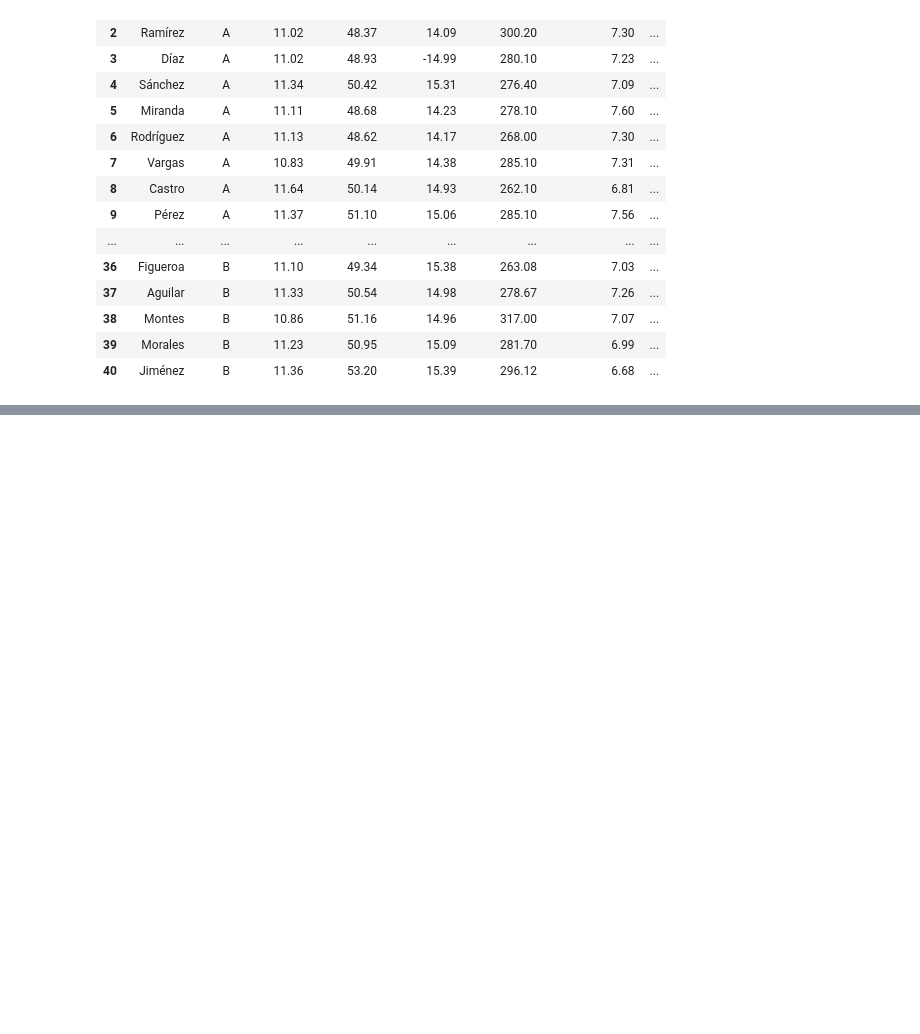
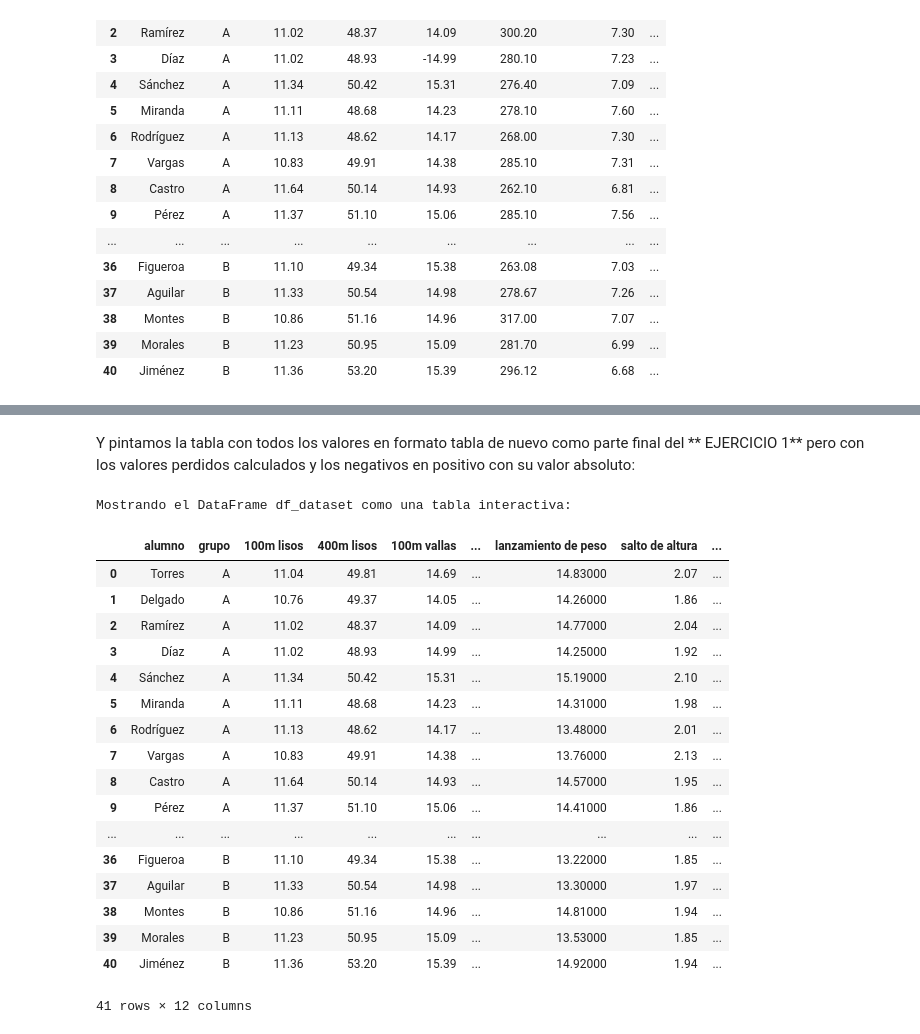
Before and after one commit to javierraneros-cell/UD2-Mineria-de-Datos---Colab-, a Jupyter notebook: Practica_UD2_ATLETAS.ipynb, the cells around one changed output, grey strips where cells are left out. Saved outputs shown, nothing was run; the diff lists cells and outputs as text; code cells hidden in the pictures; blank space fills up the shorter version.

Commit message:
Finalización de la parte 1

````diff
--- a/Practica_UD2_ATLETAS.ipynb
+++ b/Practica_UD2_ATLETAS.ipynb
@@ -182,13 +204,13 @@ Para concatenar se usa el método **concat** de Pandas **axis=0** para concatena
 ```
 # %%
 #Concatenación x FILAS - Dataset primer dia y Segundo dia
-result_primer_dia = pd.concat([df_grupoA_primer_dia, df_grupoB_primer_dia], axis=0, ignore_index=True)
-print(f"\nConcatenacion creada correctamente para result_primer_dia ...\n")
-display(result_primer_dia.head())
-display(result_primer_dia.tail())
+df_result_primer_dia = pd.concat([df_grupoA_primer_dia, df_grupoB_primer_dia], axis=0, ignore_index=True)
+print(f"\nConcatenacion creada correctamente para df_result_primer_dia ...\n")
+display(df_result_primer_dia.head())
+display(df_result_primer_dia.tail())
 
-result_segundo_dia = pd.concat([df_grupoA_segundo_dia, df_grupoB_segundo_dia], axis=0, ignore_index=True)
-print(f"\nConcatenacion creada correctamente para result_segundo_dia ...\n")
-display(result_segundo_dia.head())
-display(result_segundo_dia.tail())
+df_result_segundo_dia = pd.concat([df_grupoA_segundo_dia, df_grupoB_segundo_dia], axis=0, ignore_index=True)
+print(f"\nConcatenacion creada correctamente para df_result_segundo_dia ...\n")
+display(df_result_segundo_dia.head())
+display(df_result_segundo_dia.tail())
 # %% [output]
@@ -310,0 +616,28 @@ Mostrando el DataFrame df_dataset como una tabla interactiva:
+# %% [markdown]
+Y pintamos la tabla con todos los valores en formato tabla de nuevo como parte final del ** EJERCICIO 1** pero con los valores perdidos calculados y los negativos en positivo con su valor absoluto:
+# %%
+from google.colab import data_table
+data_table.enable_dataframe_formatter()
+
+print("Mostrando el DataFrame df_dataset como una tabla interactiva:")
+df_dataset
+# %% [output]
+Mostrando el DataFrame df_dataset como una tabla interactiva:
+|  | alumno | grupo | 100m lisos | 400m lisos | 100m vallas | ... | lanzamiento de peso | salto de altura | ... |
+| 0 | Torres | A | 11.04 | 49.81 | 14.69 | ... | 14.83000 | 2.07 | ... |
+| 1 | Delgado | A | 10.76 | 49.37 | 14.05 | ... | 14.26000 | 1.86 | ... |
+| 2 | Ramírez | A | 11.02 | 48.37 | 14.09 | ... | 14.77000 | 2.04 | ... |
+| 3 | Díaz | A | 11.02 | 48.93 | 14.99 | ... | 14.25000 | 1.92 | ... |
+| 4 | Sánchez | A | 11.34 | 50.42 | 15.31 | ... | 15.19000 | 2.10 | ... |
+| 5 | Miranda | A | 11.11 | 48.68 | 14.23 | ... | 14.31000 | 1.98 | ... |
+| 6 | Rodríguez | A | 11.13 | 48.62 | 14.17 | ... | 13.48000 | 2.01 | ... |
+| 7 | Vargas | A | 10.83 | 49.91 | 14.38 | ... | 13.76000 | 2.13 | ... |
+| 8 | Castro | A | 11.64 | 50.14 | 14.93 | ... | 14.57000 | 1.95 | ... |
+| 9 | Pérez | A | 11.37 | 51.10 | 15.06 | ... | 14.41000 | 1.86 | ... |
+| ... | ... | ... | ... | ... | ... | ... | ... | ... | ... |
+| 36 | Figueroa | B | 11.10 | 49.34 | 15.38 | ... | 13.22000 | 1.85 | ... |
+| 37 | Aguilar | B | 11.33 | 50.54 | 14.98 | ... | 13.30000 | 1.97 | ... |
+| 38 | Montes | B | 10.86 | 51.16 | 14.96 | ... | 14.81000 | 1.94 | ... |
+| 39 | Morales | B | 11.23 | 50.95 | 15.09 | ... | 13.53000 | 1.85 | ... |
+| 40 | Jiménez | B | 11.36 | 53.20 | 15.39 | ... | 14.92000 | 1.94 | ... |
+41 rows × 12 columns
````
Also changed, not shown: parts of 20 cells of this notebook.
